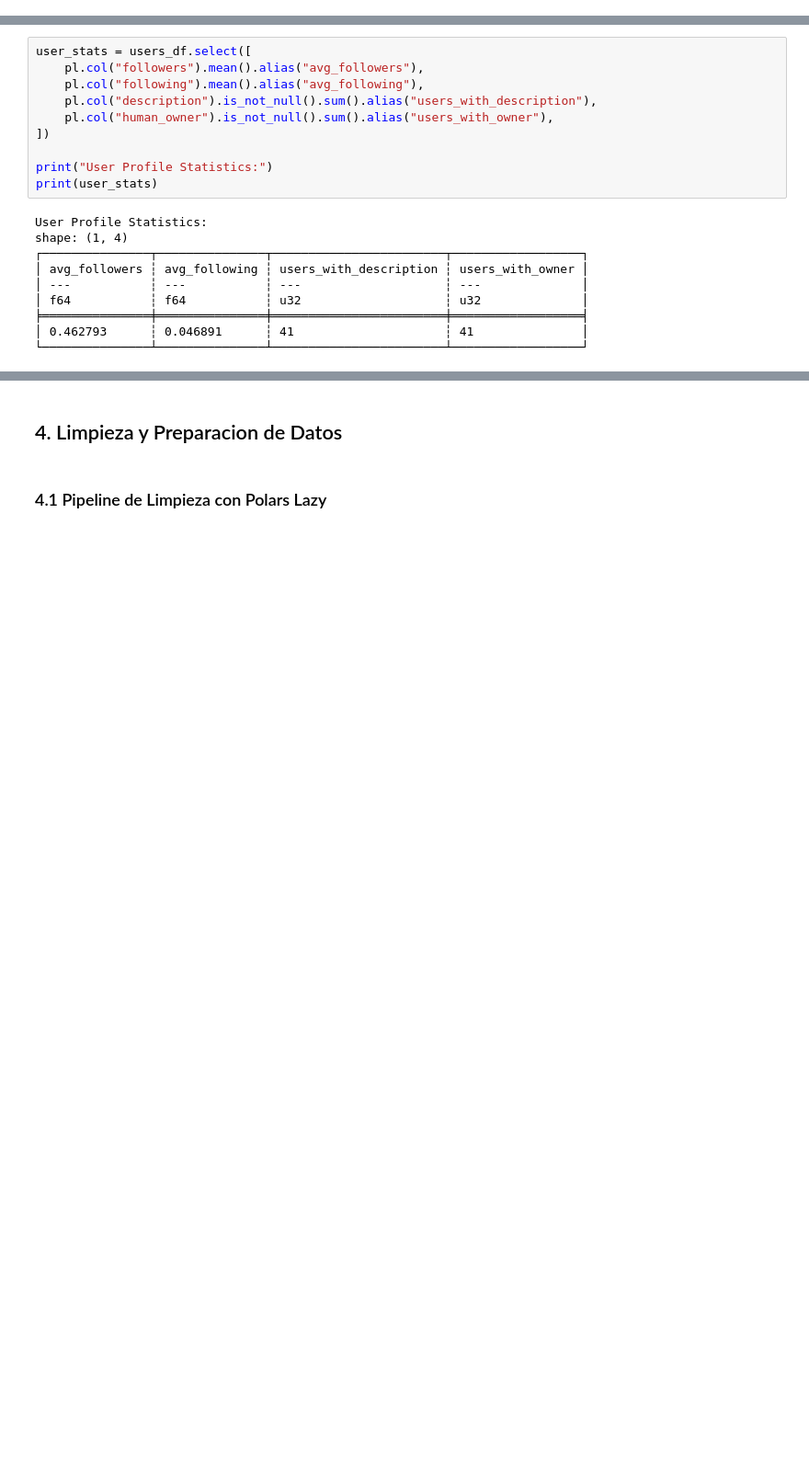
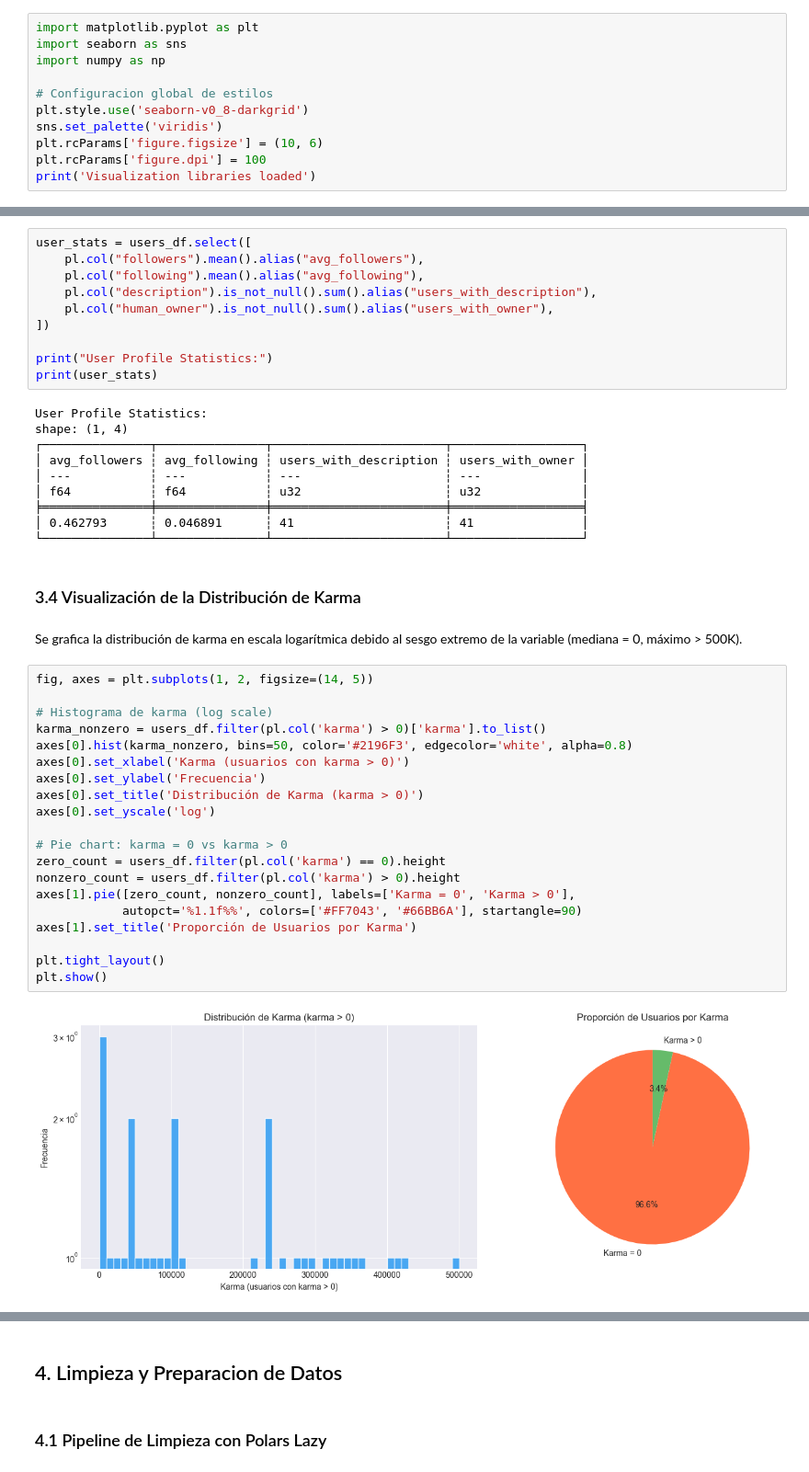
Before and after one commit to PaulinaIA/moltbook-safety, a Jupyter notebook: notebooks/pipeline.ipynb, the cells around one changed output, grey strips where cells are left out. Shown at 92% size. Saved outputs shown, nothing was run; the diff lists cells and outputs as text; blank space fills up the shorter version.

```diff
--- a/notebooks/pipeline.ipynb
+++ b/notebooks/pipeline.ipynb
@@ -50,3 +50,14 @@ print(f"Data directory: {settings.data_dir}")
 # %% [output]
 Project root: c:\Users\Paulina Peralta\Desktop\moltbook-karma
 Data directory: c:\Users\Paulina Peralta\Desktop\moltbook-karma\data
+# %%
+import matplotlib.pyplot as plt
+import seaborn as sns
+import numpy as np
+
+# Configuracion global de estilos
+plt.style.use('seaborn-v0_8-darkgrid')
+sns.set_palette('viridis')
+plt.rcParams['figure.figsize'] = (10, 6)
+plt.rcParams['figure.dpi'] = 100
+print('Visualization libraries loaded')
@@ -165,3 +178,29 @@ shape: (1, 4)
 ╞═══════════════╪═══════════════╪════════════════════════╪══════════════════╡
 │ 0.462793      ┆ 0.046891      ┆ 41                     ┆ 41               │
 └───────────────┴───────────────┴────────────────────────┴──────────────────┘
+# %% [markdown]
+### 3.4 Visualización de la Distribución de Karma
+# %% [markdown]
+Se grafica la distribución de karma en escala logarítmica debido al sesgo extremo de la variable (mediana = 0, máximo > 500K).
+# %%
+fig, axes = plt.subplots(1, 2, figsize=(14, 5))
+
+# Histograma de karma (log scale)
+karma_nonzero = users_df.filter(pl.col('karma') > 0)['karma'].to_list()
+axes[0].hist(karma_nonzero, bins=50, color='#2196F3', edgecolor='white', alpha=0.8)
+axes[0].set_xlabel('Karma (usuarios con karma > 0)')
+axes[0].set_ylabel('Frecuencia')
+axes[0].set_title('Distribución de Karma (karma > 0)')
+axes[0].set_yscale('log')
+
+# Pie chart: karma = 0 vs karma > 0
+zero_count = users_df.filter(pl.col('karma') == 0).height
+nonzero_count = users_df.filter(pl.col('karma') > 0).height
+axes[1].pie([zero_count, nonzero_count], labels=['Karma = 0', 'Karma > 0'],
+            autopct='%1.1f%%', colors=['#FF7043', '#66BB6A'], startangle=90)
+axes[1].set_title('Proporción de Usuarios por Karma')
+
+plt.tight_layout()
+plt.show()
+# %% [output]
+[figure, added]
```
Also changed, not shown: parts of 45 cells of this notebook, 4 other files.
